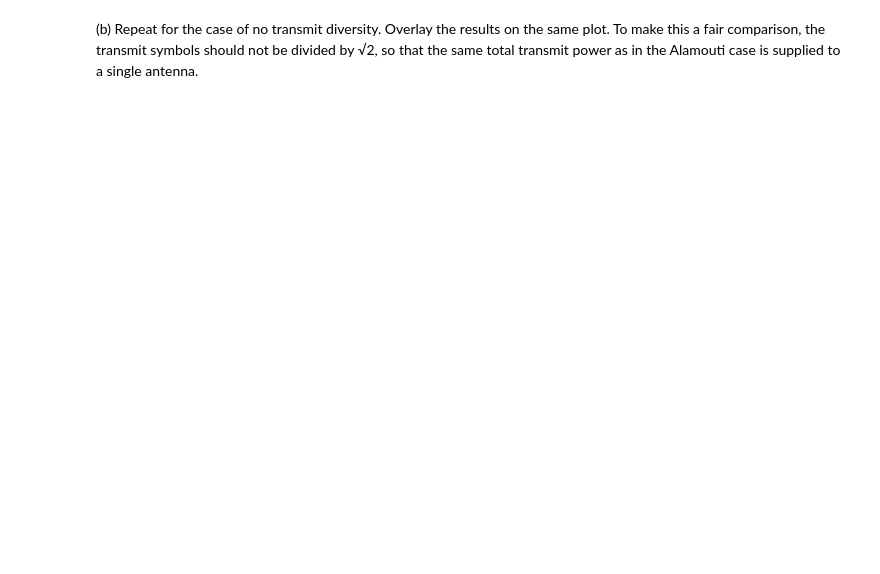
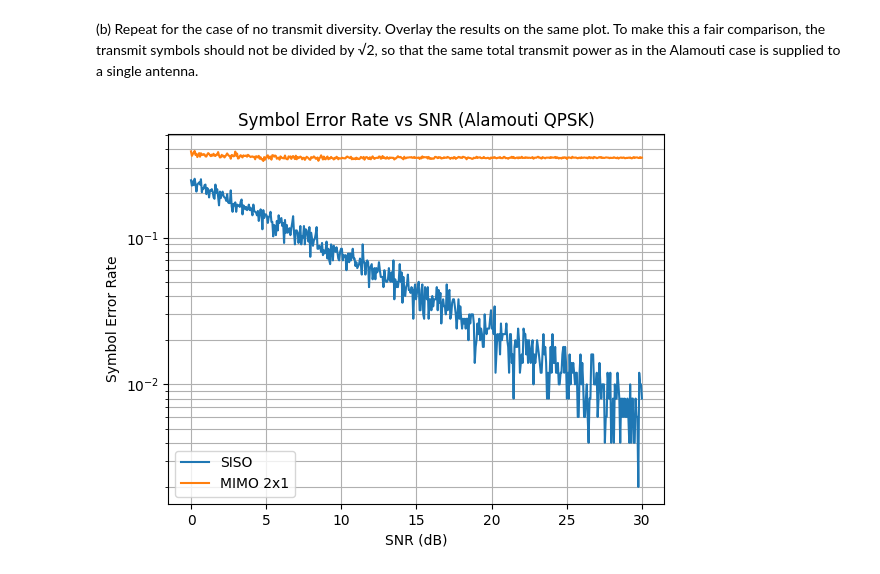
Before and after one commit to Montuck/antenna-software, a Jupyter notebook: HW23.ipynb, the cells around one changed output. Drawn from its saved outputs; the diff is of its cells as text; code cells hidden in the pictures; blank space fills up the shorter version.

```diff
--- a/HW23.ipynb
+++ b/HW23.ipynb
@@ -98,3 +109,56 @@ NameError: name 'errors' is not defined
 # %% [markdown]
 (b) Repeat for the case of no transmit diversity. Overlay the results on the same plot. To make this a fair comparison, the transmit symbols
 should not be divided by √2, so that the same total transmit power as in the Alamouti case is supplied to a single antenna.
+# %%
+# Scatterer multipath propagation model
+# Simulate the performance of Alamouti one-antenna transmit diversity
+Nt = 1  # transmit antennas
+# calculate an array of channel matrices
+H = np.zeros([points, Nt, Nr], dtype=complex)   # channel matrices
+for m in range(0,points):
+    # calculate the fields
+    for n in range(0,Nt):
+        # element positions within the tx array
+        x_t_e = x_t + n*d
+        # distance between scatterer and receiver
+        delta_r = np.sqrt((x_t_e - x_s[m])**2 + (y_t - y_s[m])**2) \
+                - np.sqrt((x_s[m] - x_r[m])**2 + (y_s[m] - y_r[m])**2)
+        # received field
+        H[m, n, 0] = 1+ref_coef*np.exp(-1j*k*delta_r)
+
+# Repeat for different values of SNR
+bit_error_rate_2 = [] # number of errors
+for SNR in SNRt_dB:
+    SNR_linear = 10**(SNR / 10)
+    noise_var = 1 / SNR_linear
+    noise_std = np.sqrt(noise_var / 2)
+    noise = noise_std * (np.random.randn(num_blocks) + 1j * np.random.randn(num_blocks))
+
+    x = np.zeros(num_blocks, dtype=complex)
+    y = np.zeros(num_blocks, dtype=complex)
+
+    for m in range(num_blocks):
+        s = qpsk_blocks[m, 0]  # Just send one symbol per block
+        h = H[m, 0, 0]
+        x[m] = h * s + noise[m]
+        y[m] = x[m] / h  # Equalize
+
+    # Decode
+    errors = 0
+    for i in range(num_blocks):
+        if not same_quadrant(y[i], qpsk_blocks[i, 0]):
+            errors += 1
+
+    bit_error_rate_2.append(errors / num_blocks)
+
+# plot the symbol error rate on a log scale as a function of SNR in dB
+plt.semilogy(SNRt_dB, bit_error_rate_2, label='SISO')
+plt.semilogy(SNRt_dB, bit_error_rate, label='MIMO 2x1')
+plt.title('Symbol Error Rate vs SNR (Alamouti QPSK)')
+plt.xlabel('SNR (dB)')
+plt.ylabel('Symbol Error Rate')
+plt.grid(True, which='both')
+plt.legend()
+plt.show()
+# %% [output]
+[figure, added]
```
Also changed, not shown: parts of 1 cell of this notebook, 1 other file.
